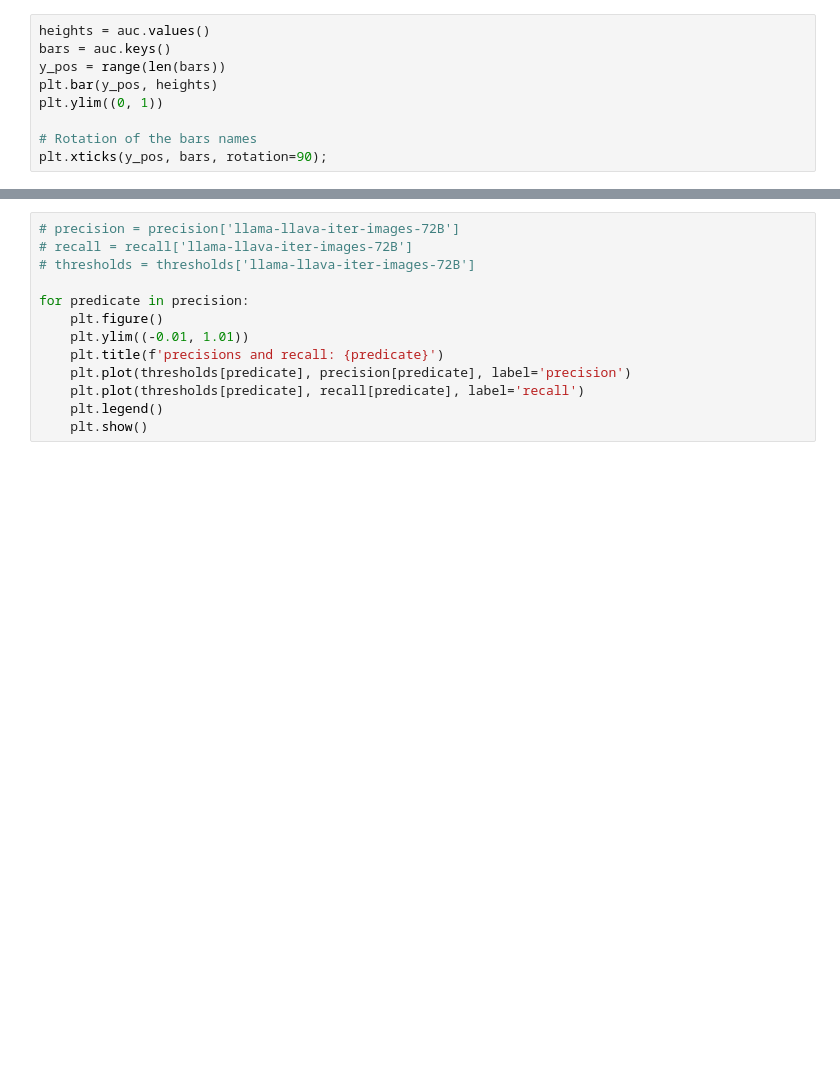
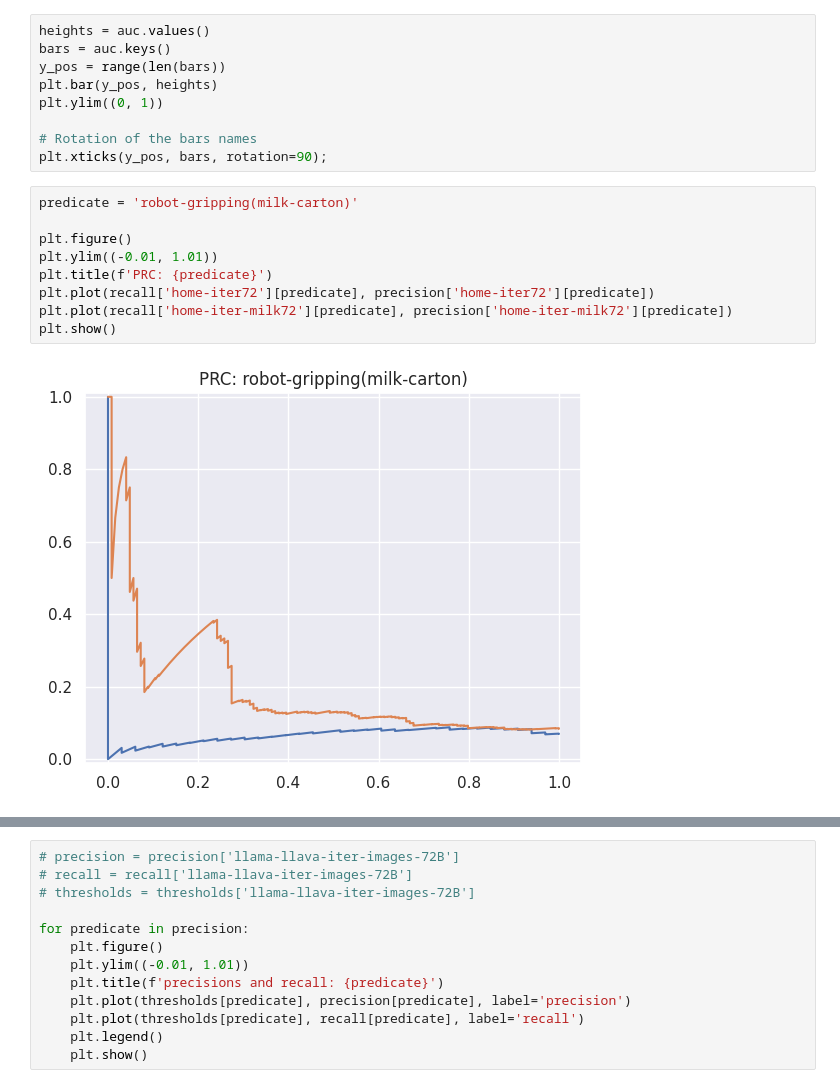
Before and after one commit to CLAIR-LAB-TECHNION/s3e, a Jupyter notebook: full_res_GRIP.ipynb, the cells around one changed output, grey strips where cells are left out. Saved outputs shown, nothing was run; the diff lists cells and outputs as text; blank space fills up the shorter version.

Commit message:
real robot results to viedeo

```diff
--- a/full_res_GRIP.ipynb
+++ b/full_res_GRIP.ipynb
@@ -556,3 +572,14 @@ plt.ylim((0, 1))
 
 # Rotation of the bars names
 plt.xticks(y_pos, bars, rotation=90);
+# %%
+predicate = 'robot-gripping(milk-carton)'
+
+plt.figure()
+plt.ylim((-0.01, 1.01))
+plt.title(f'PRC: {predicate}')
+plt.plot(recall['home-iter72'][predicate], precision['home-iter72'][predicate])
+plt.plot(recall['home-iter-milk72'][predicate], precision['home-iter-milk72'][predicate])
+plt.show()
+# %% [output]
+[figure, added]
```
Also changed, not shown: parts of 21 cells of this notebook, 17 other files.
